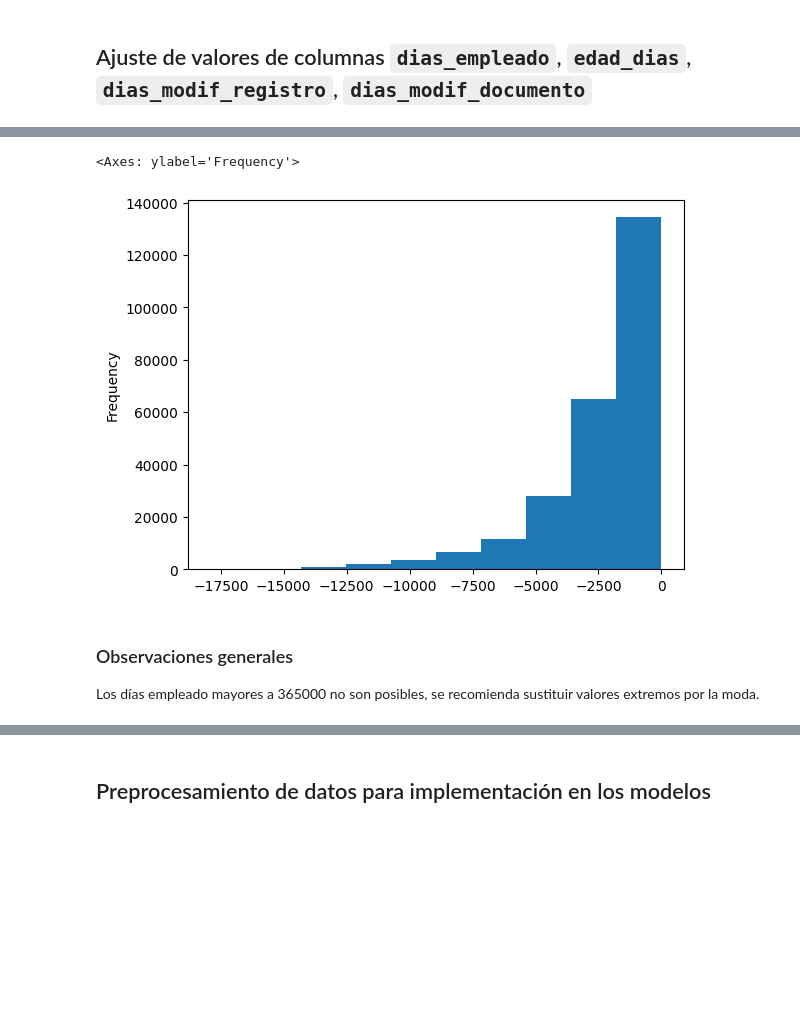
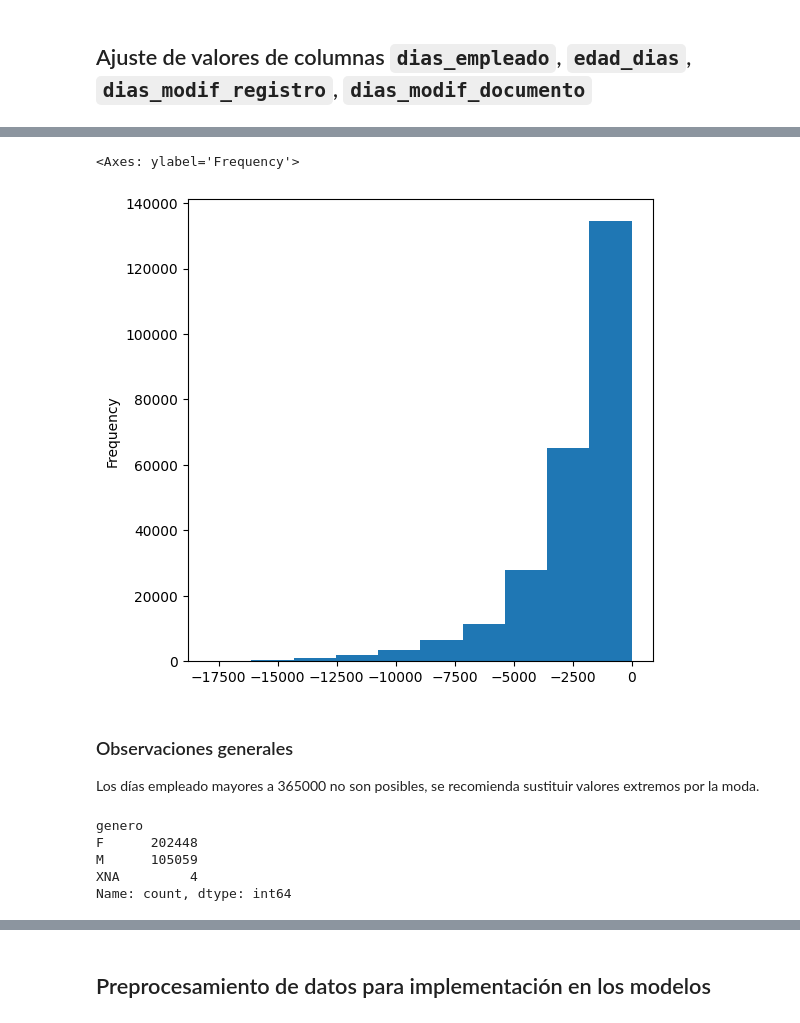
Before and after one commit to JMhuautla/NoCountry-Team-1, a Jupyter notebook: machine_learning/Modelo_ML.ipynb, the cells around one changed output, grey strips where cells are left out. Cells and saved outputs as stored; diff of their text form; code cells hidden in the pictures; blank space fills up the shorter version.

```diff
--- a/machine_learning/Modelo_ML.ipynb
+++ b/machine_learning/Modelo_ML.ipynb
@@ -259,13 +272,21 @@ df.query('dias_empleado < 3700000')['dias_empleado'].plot(kind='hist')
 # %%
 # Distribución de dias empleado sin valores atípicos
-df.query('dias_empleado < 0')['dias_empleado'].plot(kind='hist')
+df.query('dias_empleado < 0')['dias_empleado'].plot(kind='hist', figsize=(6,6))
 # %% [output]
 <Axes: ylabel='Frequency'>
-[figure, old version]
+[figure, new version]
 # %% [markdown]
 ### Observaciones generales
 
 Los días empleado mayores a 365000 no son posibles, se recomienda sustituir valores extremos por la moda.
+# %%
+df['genero'].value_counts()
+# %% [output]
+genero
+F      202448
+M      105059
+XNA         4
+Name: count, dtype: int64
 # %%
 # Dada la distribución de los datos, lo mejor es sustituir los valores exrtremos por la moda de los valores correctos.
 mode_dias_empleado = df.query("dias_empleado < 0")['dias_empleado'].mode()
```
Also changed, not shown: parts of 72 cells of this notebook, 4 other files.
